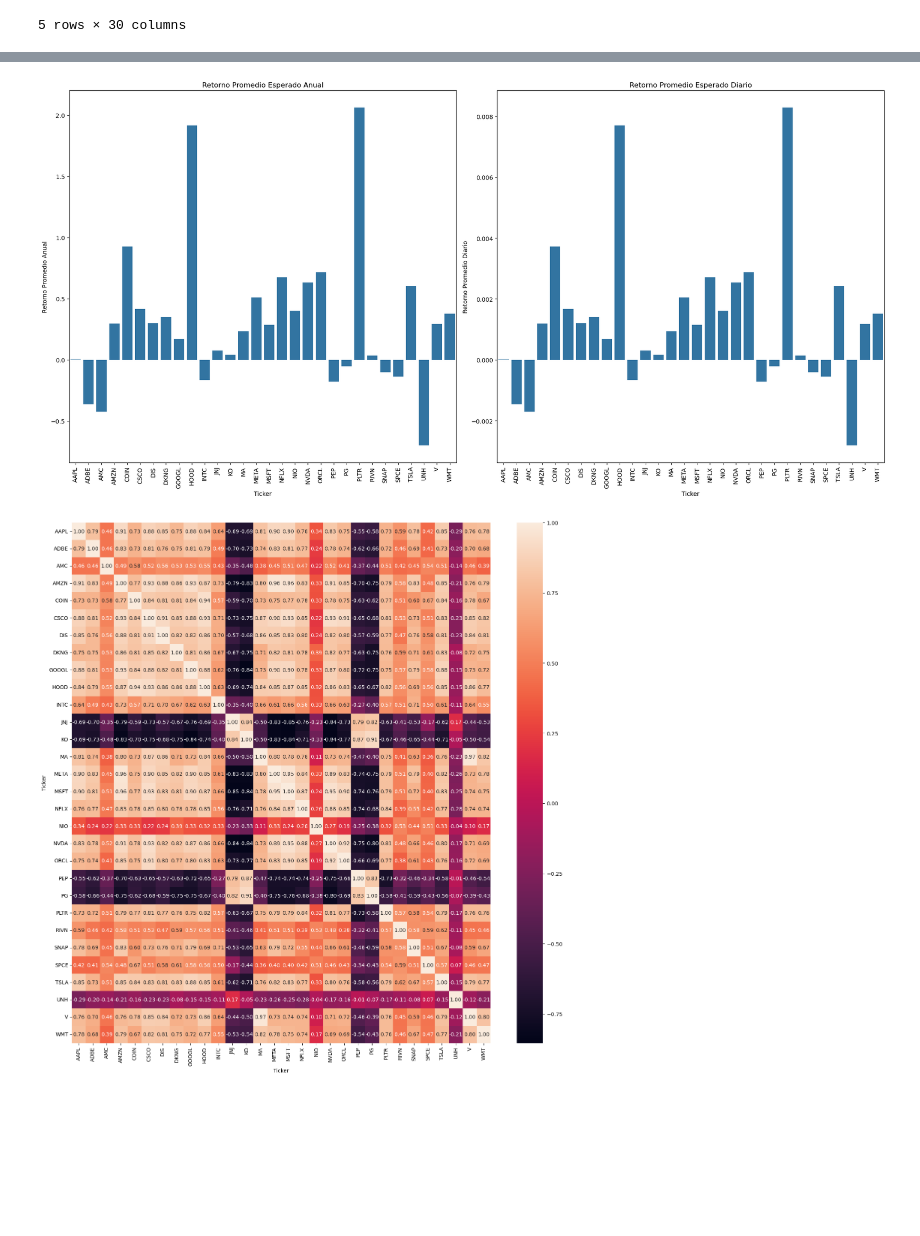
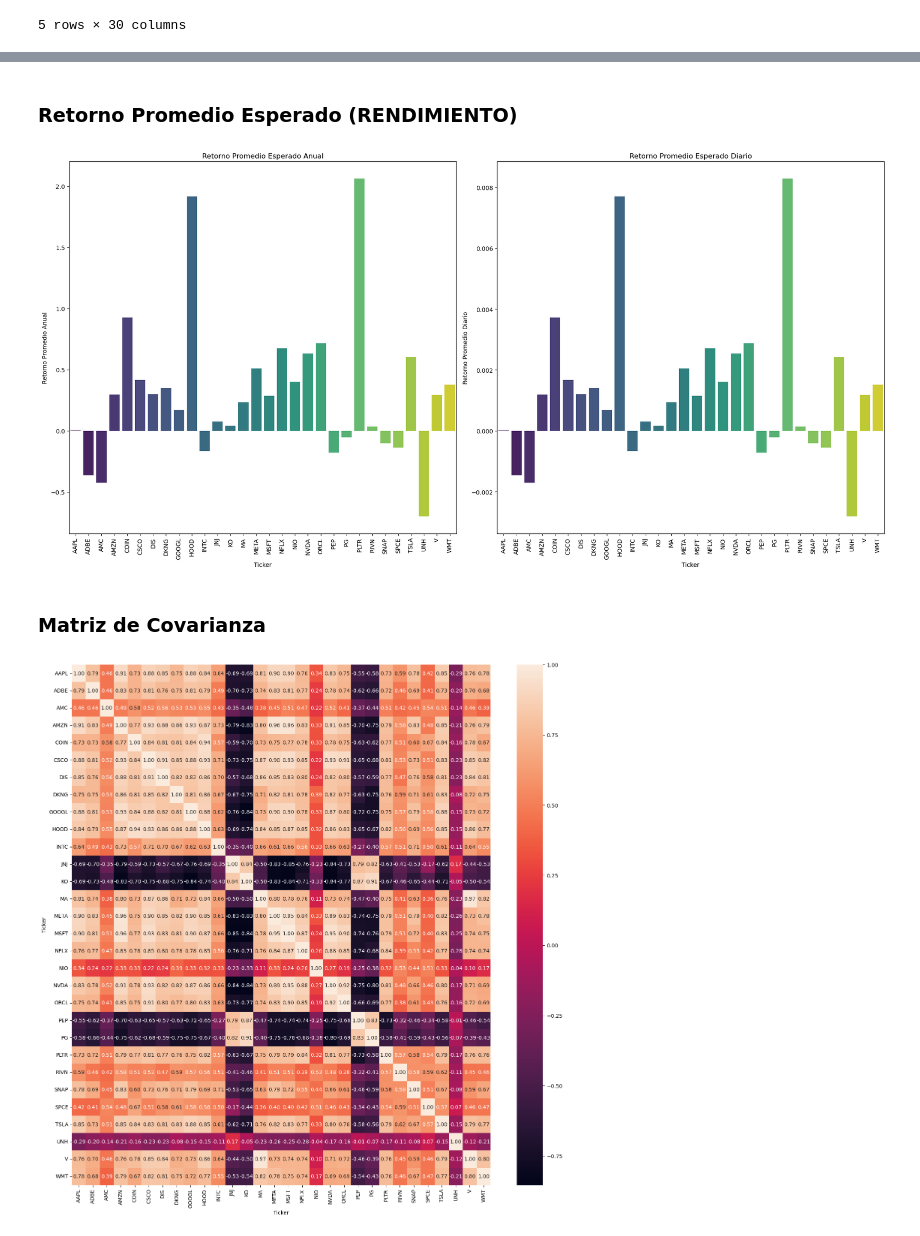
Before and after one commit to Tomaslopera/GeneticAlgorithm_FinancialPortfolio, a Jupyter notebook: GeneticAlgorithm.ipynb, the cells around one changed output, grey strips where cells are left out. Cells and saved outputs as stored; diff of their text form; code cells hidden in the pictures; blank space fills up the shorter version.

```diff
--- a/GeneticAlgorithm.ipynb
+++ b/GeneticAlgorithm.ipynb
@@ -100,0 +97,17 @@ retorno_diario
+# %%
+fig, ax = plt.subplots(6, 5, figsize=(15, 12))
+ax = ax.flat
+num_col = retorno_diario.columns
+
+for i, col in enumerate(num_col):
+    ax[i].plot(retorno_diario.index, retorno_diario[col],
+               color=(list(plt.rcParams['axes.prop_cycle']) * 7)[i]['color'])
+    ax[i].set_title(col, fontsize=10)
+    ax[i].tick_params(axis='x', labelrotation=45)
+    ax[i].set_xlabel("Fecha")
+    ax[i].set_ylabel("Precio")
+
+fig.tight_layout()
+fig.subplots_adjust(top=0.94)
+fig.suptitle('Comportamiento Temporal de Cada Acción', fontsize=16)
+plt.show()
@@ -101,25 +116,29 @@ retorno_diario
+# %% [markdown]
+### Retorno Promedio Esperado (RENDIMIENTO)
 # %%
 retorno_promedio_esperado = retorno_diario.mean()
 retorno_promedio_esperado_anual = retorno_diario.mean() * 249
 # %%
 fig, (ax1, ax2) = plt.subplots(1, 2, figsize=(20, 10))
 
-sns.barplot(x=retorno_promedio_esperado_anual.index, y=retorno_promedio_esperado_anual.values, ax=ax1)
+sns.barplot(x=retorno_promedio_esperado_anual.index, y=retorno_promedio_esperado_anual.values, ax=ax1, palette='viridis', hue=retorno_promedio_esperado_anual.index)
 ax1.set_title('Retorno Promedio Esperado Anual')
 ax1.set_xlabel('Ticker')
 ax1.set_ylabel('Retorno Promedio Anual')
 ax1.tick_params(axis='x', rotation=90)
 
-sns.barplot(x=retorno_promedio_esperado.index, y=retorno_promedio_esperado.values, ax=ax2)
+sns.barplot(x=retorno_promedio_esperado.index, y=retorno_promedio_esperado.values, ax=ax2, palette='viridis', hue=retorno_promedio_esperado.index)
 ax2.set_title('Retorno Promedio Esperado Diario')
 ax2.set_xlabel('Ticker')
 ax2.set_ylabel('Retorno Promedio Diario')
 ax2.tick_params(axis='x', rotation=90)
 
 plt.tight_layout()
 plt.show()
 # %% [output]
-[figure, old version]
+[figure, new version]
+# %% [markdown]
+### Matriz de Covarianza
 # %%
 matriz_covarianza = retorno_diario.cov()
 # %%
```
Also changed, not shown: parts of 7 cells of this notebook, 4 other files.
